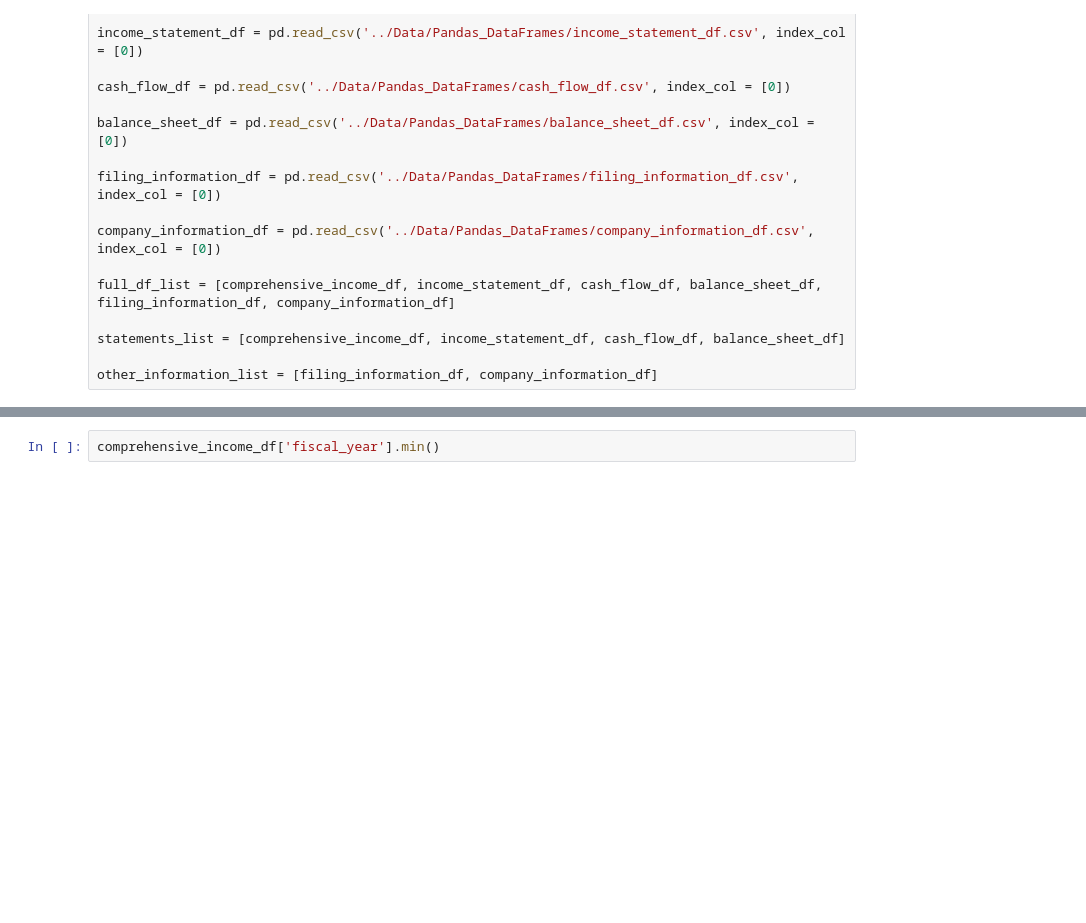
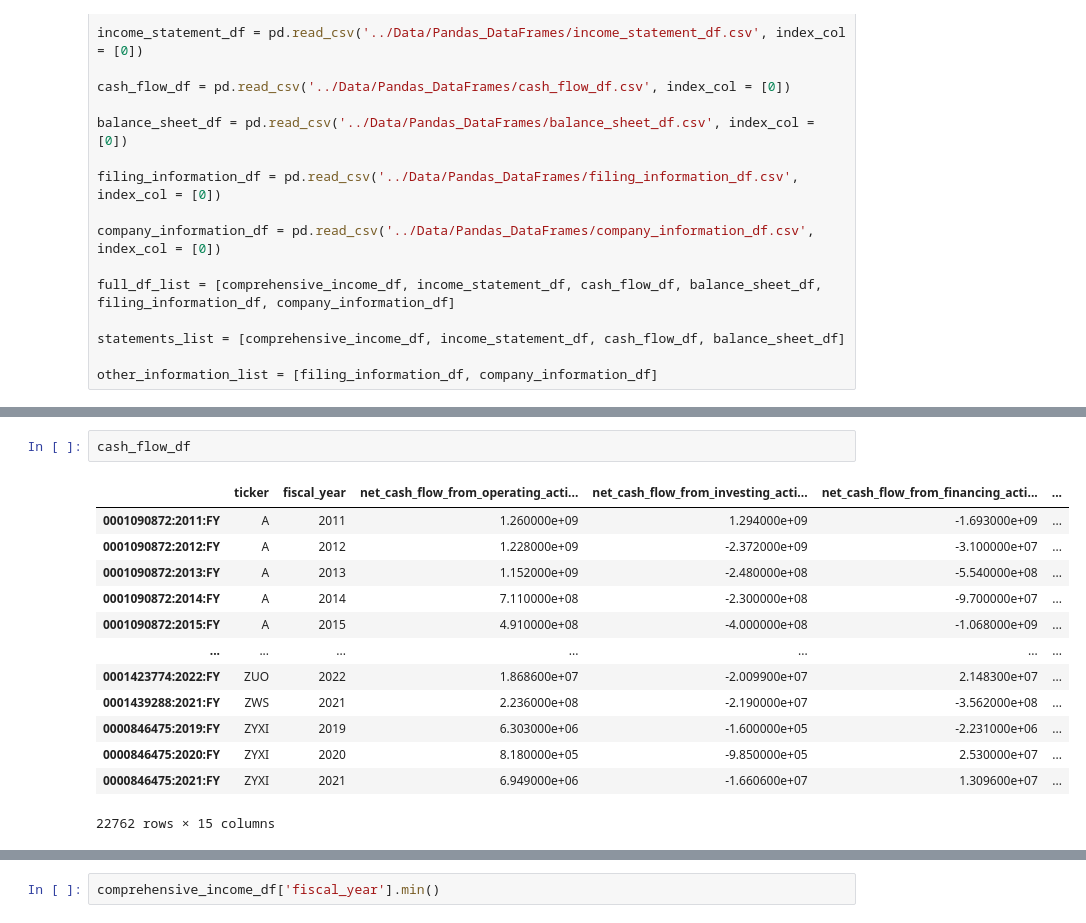
Before and after one commit to BNDT4Sen/Final-Project-Financial-Analysis, a Jupyter notebook: Exploratory-Data-Analysis/DataFrame_Exploration.ipynb, the cells around one changed output, grey strips where cells are left out. Cells and saved outputs as stored; diff of their text form; blank space fills up the shorter version.

```diff
--- a/Exploratory-Data-Analysis/DataFrame_Exploration.ipynb
+++ b/Exploratory-Data-Analysis/DataFrame_Exploration.ipynb
@@ -104,3 +87,19 @@ InvalidIndexError: Reindexing only valid with uniquely valued Index objects
+# %%
+cash_flow_df
+# %% [output]
+|  | ticker | fiscal_year | net_cash_flow_from_operating_acti... | net_cash_flow_from_investing_acti... | net_cash_flow_from_financing_acti... | ... |
+| 0001090872:2011:FY | A | 2011 | 1.260000e+09 | 1.294000e+09 | -1.693000e+09 | ... |
+| 0001090872:2012:FY | A | 2012 | 1.228000e+09 | -2.372000e+09 | -3.100000e+07 | ... |
+| 0001090872:2013:FY | A | 2013 | 1.152000e+09 | -2.480000e+08 | -5.540000e+08 | ... |
+| 0001090872:2014:FY | A | 2014 | 7.110000e+08 | -2.300000e+08 | -9.700000e+07 | ... |
+| 0001090872:2015:FY | A | 2015 | 4.910000e+08 | -4.000000e+08 | -1.068000e+09 | ... |
+| ... | ... | ... | ... | ... | ... | ... |
+| 0001423774:2022:FY | ZUO | 2022 | 1.868600e+07 | -2.009900e+07 | 2.148300e+07 | ... |
+| 0001439288:2021:FY | ZWS | 2021 | 2.236000e+08 | -2.190000e+07 | -3.562000e+08 | ... |
+| 0000846475:2019:FY | ZYXI | 2019 | 6.303000e+06 | -1.600000e+05 | -2.231000e+06 | ... |
+| 0000846475:2020:FY | ZYXI | 2020 | 8.180000e+05 | -9.850000e+05 | 2.530000e+07 | ... |
+| 0000846475:2021:FY | ZYXI | 2021 | 6.949000e+06 | -1.660600e+07 | 1.309600e+07 | ... |
+22762 rows × 15 columns
 # %%
 balance_sheet_df
 # %% [output]
```
Also changed, not shown: parts of 17 cells of this notebook, 9 other files.
